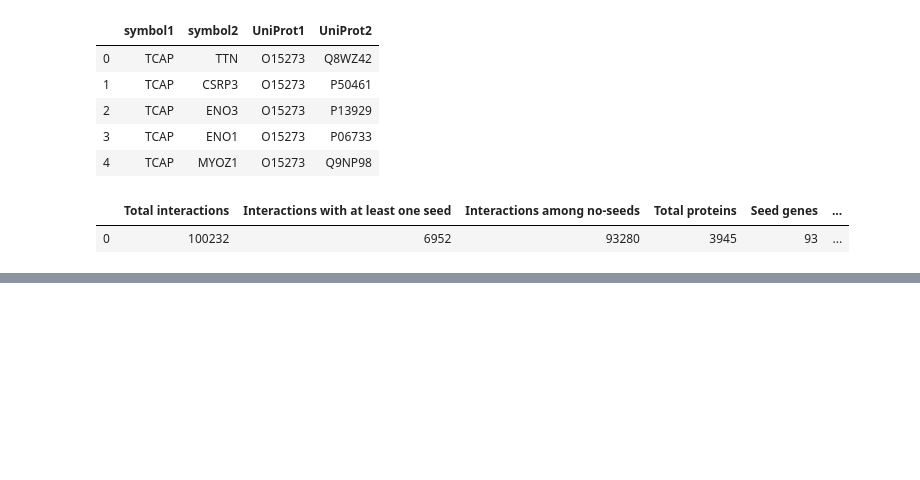
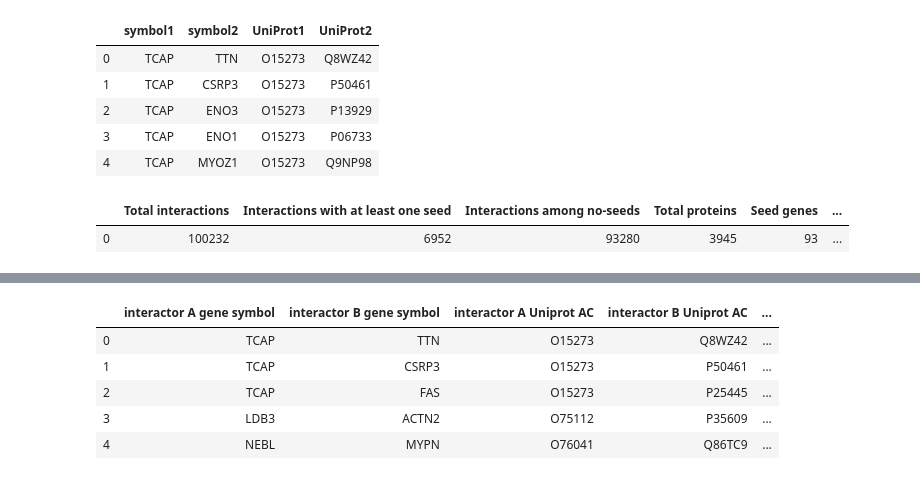
Before and after one commit to LivLilli/Network-Medicine-Dilated-Cardiomyopathy, a Jupyter notebook: part_1.ipynb, the cells around one changed output, grey strips where cells are left out. Cells and saved outputs as stored; diff of their text form; code cells hidden in the pictures; blank space fills up the shorter version.

```diff
--- a/part_1.ipynb
+++ b/part_1.ipynb
@@ -583,0 +700,9 @@ file_union.close()
+# %%
+sgi_df.head()
+# %% [output]
+|  | interactor A gene symbol | interactor B gene symbol | interactor A Uniprot AC | interactor B Uniprot AC | ... |
+| 0 | TCAP | TTN | O15273 | Q8WZ42 | ... |
+| 1 | TCAP | CSRP3 | O15273 | P50461 | ... |
+| 2 | TCAP | FAS | O15273 | P25445 | ... |
+| 3 | LDB3 | ACTN2 | O75112 | P35609 | ... |
+| 4 | NEBL | MYPN | O76041 | Q86TC9 | ... |
```
Also changed, not shown: parts of 37 cells of this notebook, 1 other file.
